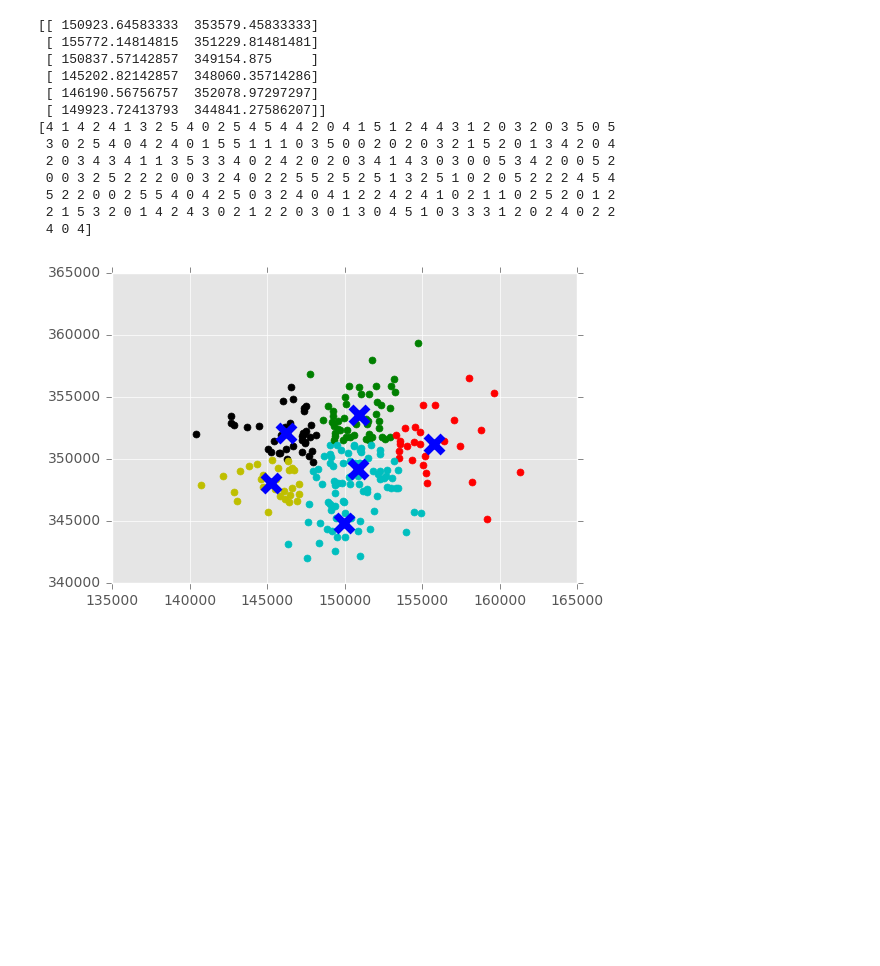
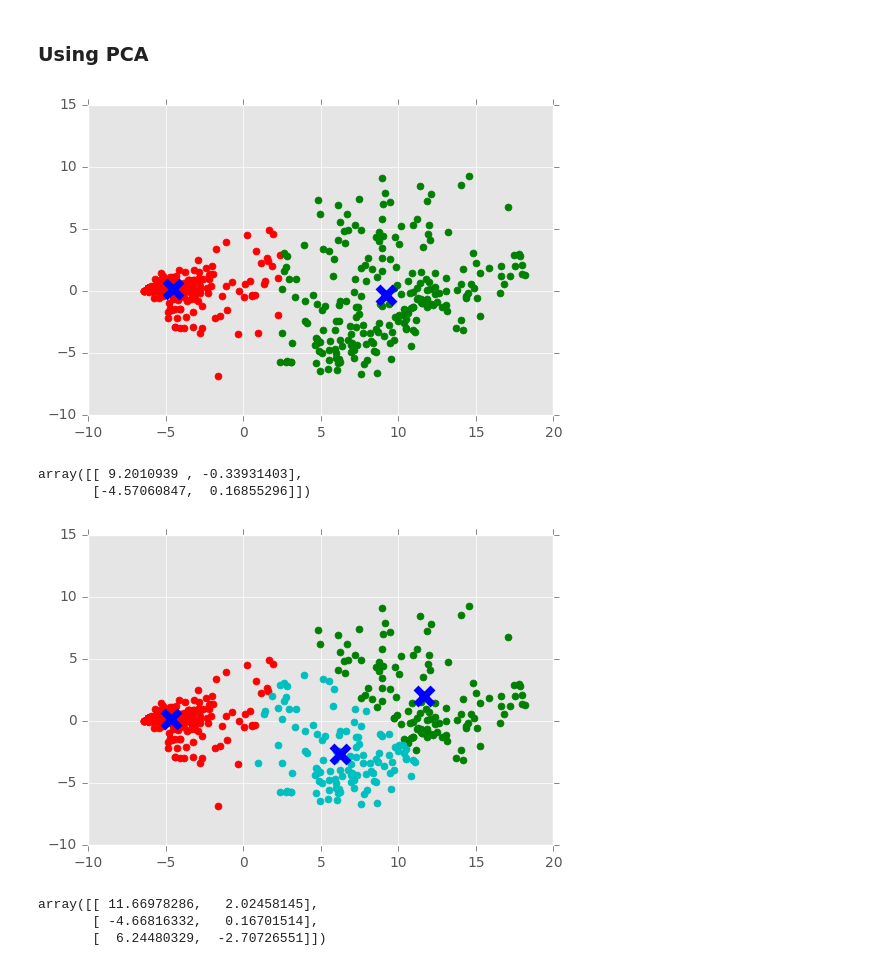
Before and after one commit to NikhilAshodariya/Machine-Learning, a Jupyter notebook: K-means+Clustering.ipynb, the cells around one changed output. Drawn from its saved outputs; the diff is of its cells as text; code cells hidden in the pictures; blank space fills up the shorter version.

```diff
--- a/K-means+Clustering.ipynb
+++ b/K-means+Clustering.ipynb
@@ -10,3 +60,7 @@ from sklearn.cross_validation import train_test_split
+# %% [markdown]
+### Using PCA
+# %%
+X = PCA(n_components=2).fit_transform(X)
 # %%
 def toList(df):
     idx =df.index.tolist()
@@ -29,2 +76,4 @@ train,test=train_test_split(dataFrame)
+# %%
+X=pd.DataFrame(X)
 # %%
-lis=toList(train)
+lis=toList(X)
@@ -33,34 +80,49 @@ colors = ["g.","r.","c.","y.","k.",'-c.','r.','g.']
+# %%
+kmeans2 = KMeans(n_clusters=2)
+kmeans2.fit(lis)
+
+centroids = kmeans2.cluster_centers_
+labels = kmeans2.labels_
+
+for i in range(len(lis)):
+#     print("coordinate:",lis[i], "label:", labels[i])
+    plt.plot(lis[i][0], lis[i][1], colors[labels[i]], markersize = 10)
+# plt.show()
+
+plt.scatter(centroids[:, 0],centroids[:, 1], marker = "x", s=150, linewidths = 5, zorder = 10)
+
+plt.show()
+# %% [output]
+[figure, added]
+# %%
+centroids
+# %% [output]
+array([[ 9.2010939 , -0.33931403],
+       [-4.57060847,  0.16855296]])
 # %%
-kmeans6 = KMeans(n_clusters=6)
-kmeans6.fit(lis)
+kmeans3 = KMeans(n_clusters=3)
+kmeans3.fit(lis)
 
-centroids = kmeans6.cluster_centers_
-labels = kmeans6.labels_
+centroids = kmeans3.cluster_centers_
+labels = kmeans3.labels_
 
-print(centroids)
-print(labels)
+# print(centroids)
+# print(labels)
 
 for i in range(len(lis)):
 #     print("coordinate:",lis[i], "label:", labels[i])
     plt.plot(lis[i][0], lis[i][1], colors[labels[i]], markersize = 10)
 # plt.show()
 
 plt.scatter(centroids[:, 0],centroids[:, 1], marker = "x", s=150, linewidths = 5, zorder = 10)
 
 plt.show()
 # %% [output]
-[[ 150923.64583333  353579.45833333]
- [ 155772.14814815  351229.81481481]
- [ 150837.57142857  349154.875     ]
- [ 145202.82142857  348060.35714286]
- [ 146190.56756757  352078.97297297]
- [ 149923.72413793  344841.27586207]]
-[4 1 4 2 4 1 3 2 5 4 0 2 5 4 5 4 4 2 0 4 1 5 1 2 4 4 3 1 2 0 3 2 0 3 5 0 5
- 3 0 2 5 4 0 4 2 4 0 1 5 5 1 1 1 0 3 5 0 0 2 0 2 0 3 2 1 5 2 0 1 3 4 2 0 4
- 2 0 3 4 3 4 1 1 3 5 3 3 4 0 2 4 2 0 2 0 3 4 1 4 3 0 3 0 0 5 3 4 2 0 0 5 2
- 0 0 3 2 5 2 2 2 0 0 3 2 4 0 2 2 5 5 2 5 2 5 1 3 2 5 1 0 2 0 5 2 2 2 4 5 4
- 5 2 2 0 0 2 5 5 4 0 4 2 5 0 3 2 4 0 4 1 2 2 4 2 4 1 0 2 1 1 0 2 5 2 0 1 2
- 2 1 5 3 2 0 1 4 2 4 3 0 2 1 2 2 0 3 0 1 3 0 4 5 1 0 3 3 3 1 2 0 2 4 0 2 2
- 4 0 4]
-[figure, old version]
+[figure, new version]
+# %%
+centroids
+# %% [output]
+array([[ 11.66978286,   2.02458145],
+       [ -4.66816332,   0.16701514],
+       [  6.24480329,  -2.70726551]])
 # %%
```
Also changed, not shown: parts of 16 cells of this notebook.
